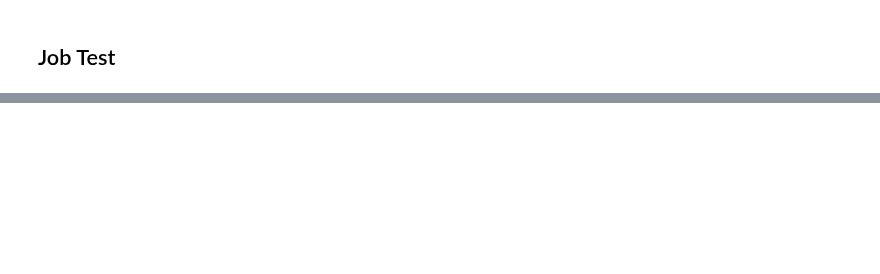
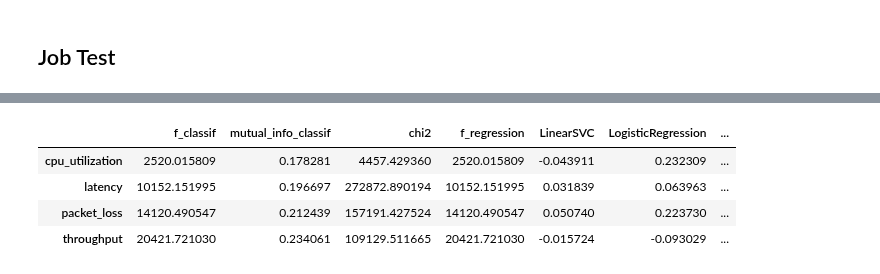
Before and after one commit to mlrun/functions, a Jupyter notebook: feature_selection/feature_selection.ipynb, the cells around one changed output, grey strips where cells are left out. Cells and saved outputs as stored; diff of their text form; code cells hidden in the pictures; blank space fills up the shorter version.

```diff
--- a/feature_selection/feature_selection.ipynb
+++ b/feature_selection/feature_selection.ipynb
@@ -394,0 +320,8 @@ pd.read_parquet(runl.outputs['selected_features'])
+# %%
+mlrun.get_dataitem(fn_run.outputs['feature_scores']).as_df()
+# %% [output]
+|  | f_classif | mutual_info_classif | chi2 | f_regression | LinearSVC | LogisticRegression | ... |
+| cpu_utilization | 2520.015809 | 0.178281 | 4457.429360 | 2520.015809 | -0.043911 | 0.232309 | ... |
+| latency | 10152.151995 | 0.196697 | 272872.890194 | 10152.151995 | 0.031839 | 0.063963 | ... |
+| packet_loss | 14120.490547 | 0.212439 | 157191.427524 | 14120.490547 | 0.050740 | 0.223730 | ... |
+| throughput | 20421.721030 | 0.234061 | 109129.511665 | 20421.721030 | -0.015724 | -0.093029 | ... |
```
Also changed, not shown: parts of 12 cells of this notebook, 1 other file.
